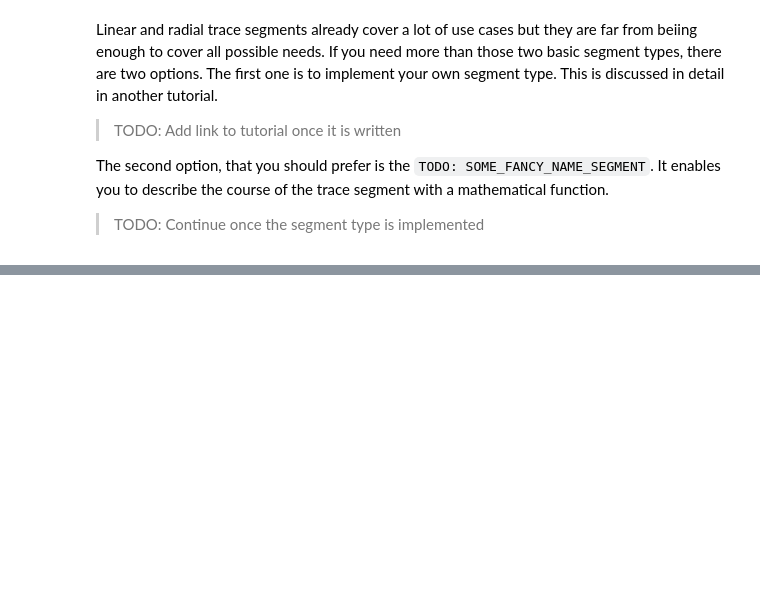
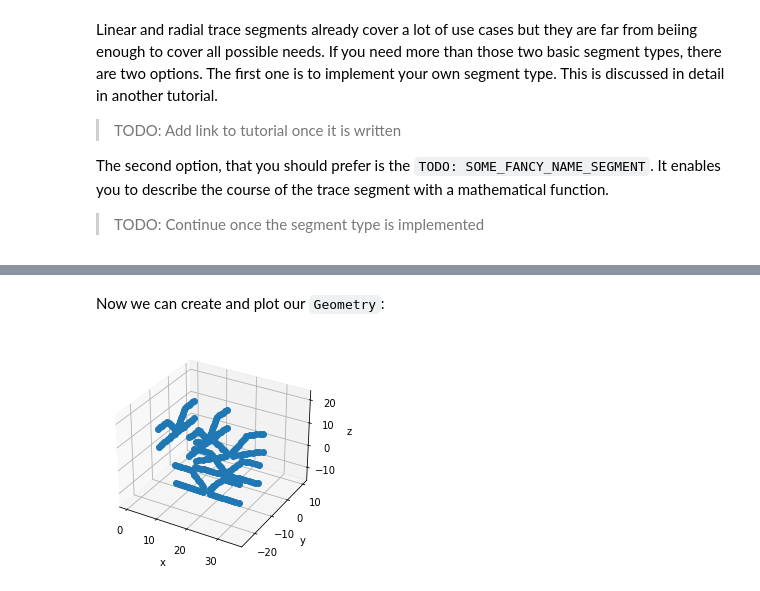
Before and after one commit to BAMWelDX/weldx, a Jupyter notebook: tutorials/geometry_02_geometry.ipynb, the cells around one changed output, grey strips where cells are left out. Cells and saved outputs as stored; diff of their text form; code cells hidden in the pictures; blank space fills up the shorter version.

```diff
--- a/tutorials/geometry_02_geometry.ipynb
+++ b/tutorials/geometry_02_geometry.ipynb
@@ -109,0 +126,14 @@ The class that performs this action is called `Geometry`.
+# %% [markdown]
+Now we can create and plot our `Geometry`:
+# %%
+geometry = Geometry(profile=profile, trace=trace)
+geometry_data = geometry.rasterize(1, 10)
+fig_geo = plt.figure()
+ax_geo = fig_geo.gca(projection="3d")
+ax_geo.plot(geometry_data[0], geometry_data[1], geometry_data[2], "o")
+ax_geo.set_xlabel("x")
+ax_geo.set_ylabel("y")
+ax_geo.set_zlabel("z")
+vs.set_axes_equal(ax_geo)
+# %% [output]
+[figure, added]
```
Also changed, not shown: parts of 6 cells of this notebook, 1 other file.
